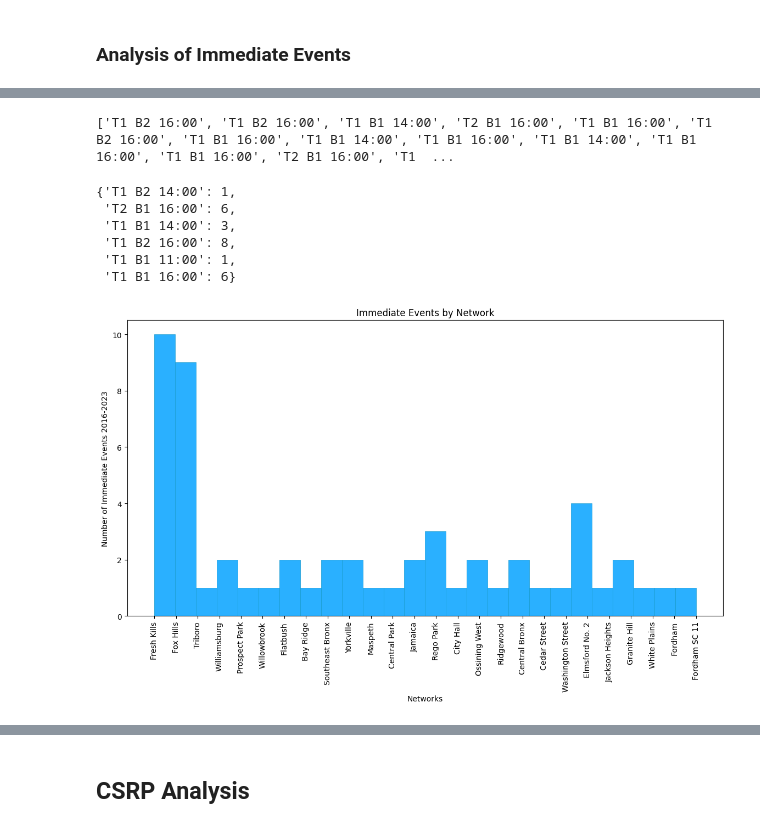
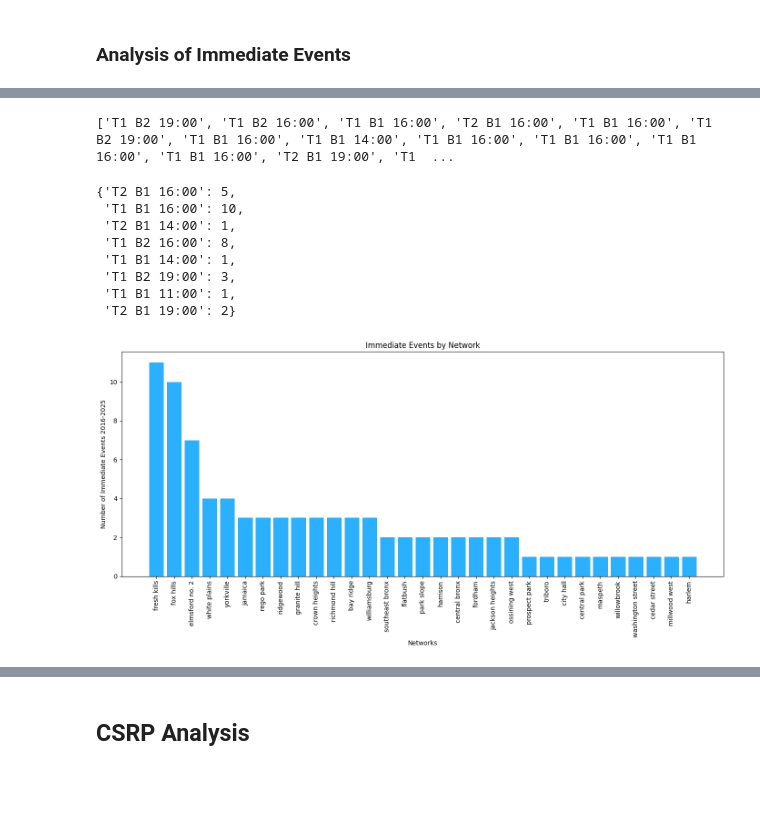
Before and after one commit to alexnathanson/TEA_AggregatedOffGridPVPowerStations, a Jupyter notebook: DR-Network-and-History-Analysis_v2.ipynb, the cells around one changed output, grey strips where cells are left out. Cells and saved outputs as stored; diff of their text form; code cells hidden in the pictures; blank space fills up the shorter version.

```diff
--- a/DR-Network-and-History-Analysis_v2.ipynb
+++ b/DR-Network-and-History-Analysis_v2.ipynb
@@ -17,6 +17,6 @@ from statistics import median
 # %%
 # read in hardware data to dataframe
-networks_df = pd.read_csv('data/conEdNetworks2025.csv')
+networks_df = pd.read_csv('data/conEdNetworks2026.csv')
 
 networks_df.head()
 # %% [output]
@@ -108,7 +108,7 @@ t2_networks = list(networks_df[networks_df['tier']==2]['network'])
 # %%
 # read in logs to dataframe
 
-log_df = pd.read_csv('data/DR-activitylog-cleaned_2024.csv')
+log_df = pd.read_csv('data/DR-activitylog-cleaned_2025.csv')
 
 #convert event dates to datetime format
 log_df['Event Date'] = pd.to_datetime(log_df['Event Date'])
@@ -226,6 +226,12 @@ def getUnique(l):
                         nL.append(nn)
             if 'washington heights' not in nL:
                 nL.append('washington heights')
+        elif ',' in n or ' and ' in n or '&' in n:
+            parts = n.replace(' and ', ',').replace('&', ',').split(',')
+            for p in parts:
+                p = p.strip()
+                if p not in nL:
+                    nL.append(p)
         else:
             if 'sc 11' in n:
                 n = n.replace('sc 11','').strip()
@@ -350,22 +359,71 @@ nGDict
 #             tNTB = tNT.loc[tNT['borough'].isin(bL)]
 #             print('B' + str(b+1) +'_T'+str(t+1) + '_S'+ str(ti) + ': ' + str(tNTB.shape[0]))
 # %% [output]
-['T1 B2 16:00', 'T1 B2 16:00', 'T1 B1 14:00', 'T2 B1 16:00', 'T1 B1 16:00', 'T1 B2 16:00', 'T1 B1 16:00', 'T1 B1 14:00', 'T1 B1 16:00', 'T1 B1 14:00', 'T1 B1 16:00', 'T1 B1 16:00', 'T2 B1 16:00', 'T1  ...
+['T1 B2 19:00', 'T1 B2 16:00', 'T1 B1 16:00', 'T2 B1 16:00', 'T1 B1 16:00', 'T1 B2 19:00', 'T1 B1 16:00', 'T1 B1 14:00', 'T1 B1 16:00', 'T1 B1 16:00', 'T1 B1 16:00', 'T1 B1 16:00', 'T2 B1 19:00', 'T1  ...
-{'T1 B2 14:00': 1,
- 'T2 B1 16:00': 6,
- 'T1 B1 14:00': 3,
+{'T2 B1 16:00': 5,
+ 'T1 B1 16:00': 10,
+ 'T2 B1 14:00': 1,
  'T1 B2 16:00': 8,
+ 'T1 B1 14:00': 1,
+ 'T1 B2 19:00': 3,
  'T1 B1 11:00': 1,
- 'T1 B1 16:00': 6}
+ 'T2 B1 19:00': 2}
 # %%
-# Histogram of networks with DLRP events
+# # Histogram of networks with DLRP events
 
-plt.figure(figsize=(14,7)) # Make it 14x7 inch
-plt.hist(elog_df['Zone/Network'], bins=len(elog_df['Zone/Network'].unique()), facecolor = '#2ab0ff', edgecolor='#169acf', linewidth=0.5)
+# plt.figure(figsize=(14,7)) # Make it 14x7 inch
+# plt.hist(elog_df['Zone/Network'], bins=len(elog_df['Zone/Network'].unique()), facecolor = '#2ab0ff', edgecolor='#169acf', linewidth=0.5)
+# plt.title('Immediate Events by Network')
+# plt.xlabel('Networks')
+# plt.xticks(rotation='vertical')
+# plt.ylabel('Number of Immediate Events 2016-2025')
+# plt.show()
+
+def expandNetworkGroup(n):
+    """Given a raw Zone/Network string, return the list of individual
+    real network names it represents (lowercase), expanding both the
+    aggregate codes (Brownsville*, All^, etc.) and ad-hoc comma/'and'/'&'
+    separated groups like 'Crown Heights, Richmond Hill, Ridgewood'."""
+    n = n.lower().strip()
+    if 'sc 11' in n:
+        n = n.replace('sc 11', '').strip()
+
+    if n == 'brownsville*':
+        return list(brownsvilleNetworks)
+    elif n == 'all^':
+        return [nn for nn in allN
+                if nn not in brownsvilleNetworks
+                and nn not in mN
+                and nn != 'borough hall']
+    elif n == 'non-manhattan**':
+        return [nn for nn in nM if nn != 'borough hall']
+    elif n == 'non-manhattan***':
+        base = [nn for nn in nM if nn != 'borough hall']
+        if 'washington heights' not in base:
+            base.append('washington heights')
+        return base
+    elif ',' in n or ' and ' in n or '&' in n:
+        parts = n.replace(' and ', ',').replace('&', ',').split(',')
+        return [p.strip() for p in parts if p.strip()]
+    else:
+        return [n]
+
+# explode elog_df so each event contributes once per real network
+expandedNetworks = []
+for n in elog_df['Zone/Network']:
+    expandedNetworks.extend(expandNetworkGroup(n))
+
+networkCounts = pd.Series(expandedNetworks).value_counts().sort_values(ascending=False)
+
+# Bar chart of networks with DLRP immediate events
+plt.figure(figsize=(14,7))
+plt.bar(networkCounts.index, networkCounts.values,
+        facecolor='#2ab0ff', edgecolor='#169acf', linewidth=0.5)
 plt.title('Immediate Events by Network')
 plt.xlabel('Networks')
 plt.xticks(rotation='vertical')
-plt.ylabel('Number of Immediate Events 2016-2023')
+plt.ylabel('Number of Immediate Events 2016-2025')
+plt.tight_layout()
 plt.show()
 # %% [output]
-[figure, old version]
+[figure, new version]
```
Also changed, not shown: parts of 76 cells of this notebook, 5 other files.
